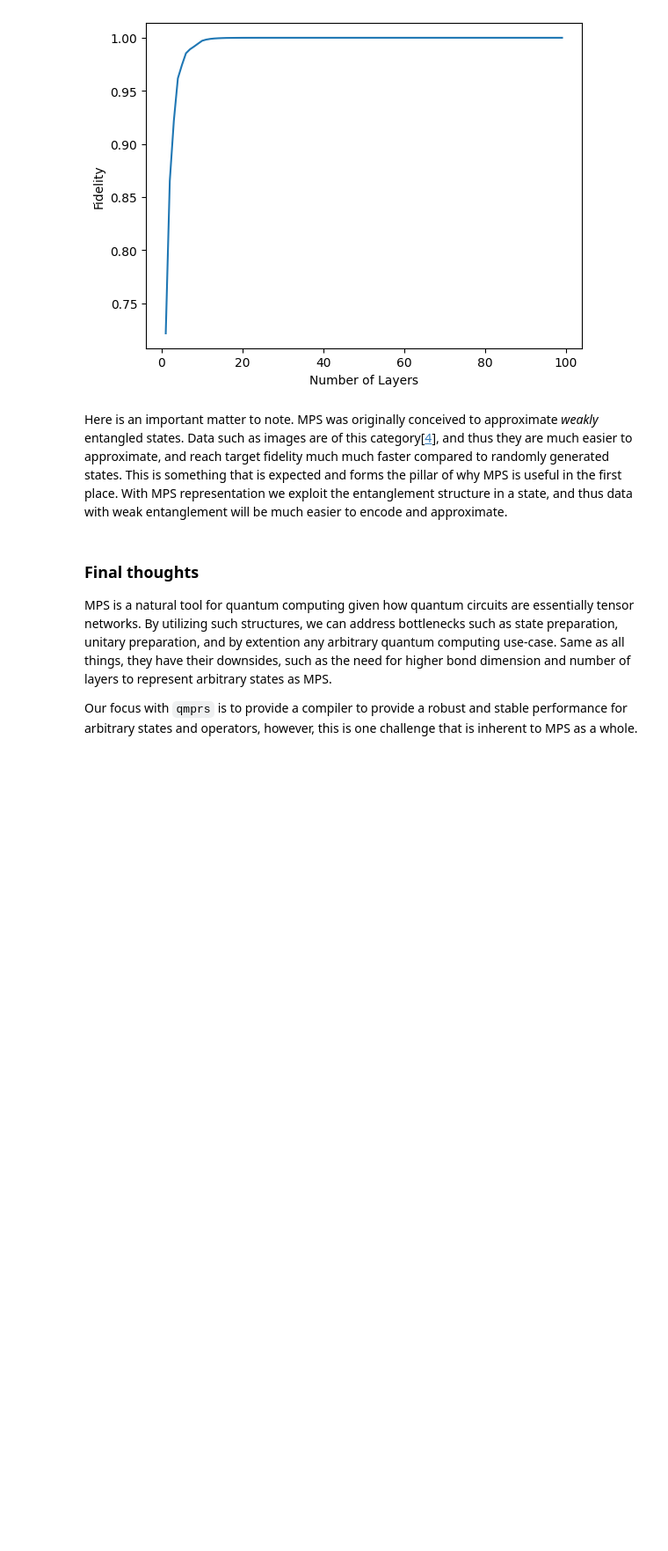
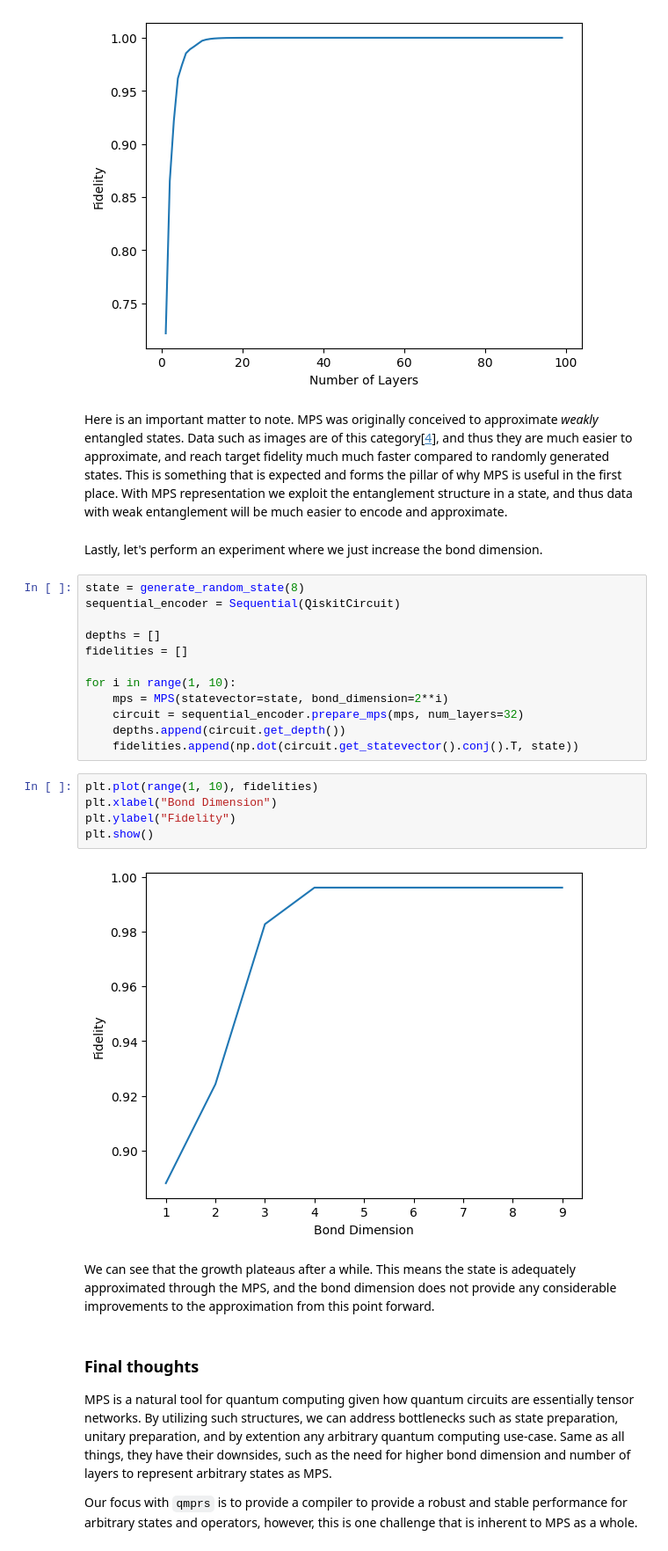
Before and after one commit to Qualition/qmprs, a Jupyter notebook: notebooks/State Preparation using MPS Sequential.ipynb, the cells around one changed output. Shown at 88% size. Cells and saved outputs as stored; diff of their text form; blank space fills up the shorter version.

```diff
--- a/notebooks/State Preparation using MPS Sequential.ipynb
+++ b/notebooks/State Preparation using MPS Sequential.ipynb
@@ -268,6 +328,29 @@ plt.show()
 Here is an important matter to note. MPS was originally conceived to approximate *weakly* entangled states. Data such as images are of this category[[4]], and thus they are much easier to approximate, and reach target fidelity much much faster compared to randomly generated states. This is something that is expected and forms the pillar of why MPS is useful in the first place. With MPS representation we exploit the entanglement structure in a state, and thus data with weak entanglement will be much easier to encode and approximate.
 
 [4]: https://arxiv.org/abs/2311.07666
+# %% [markdown]
+Lastly, let's perform an experiment where we just increase the bond dimension.
+# %%
+state = generate_random_state(8)
+sequential_encoder = Sequential(QiskitCircuit)
+
+depths = []
+fidelities = []
+
+for i in range(1, 10):
+    mps = MPS(statevector=state, bond_dimension=2**i)
+    circuit = sequential_encoder.prepare_mps(mps, num_layers=32)
+    depths.append(circuit.get_depth())
+    fidelities.append(np.dot(circuit.get_statevector().conj().T, state))
+# %%
+plt.plot(range(1, 10), fidelities)
+plt.xlabel("Bond Dimension")
+plt.ylabel("Fidelity")
+plt.show()
+# %% [output]
+[figure, added]
+# %% [markdown]
+We can see that the growth plateaus after a while. This means the state is adequately approximated through the MPS, and the bond dimension does not provide any considerable improvements to the approximation from this point forward.
 # %% [markdown]
 ### Final thoughts
 
```
Also changed, not shown: parts of 12 cells of this notebook, 3 other files.
